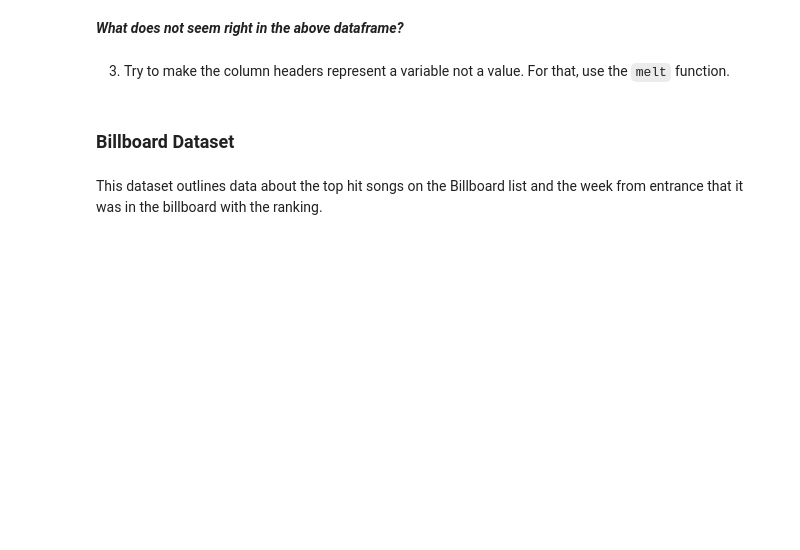
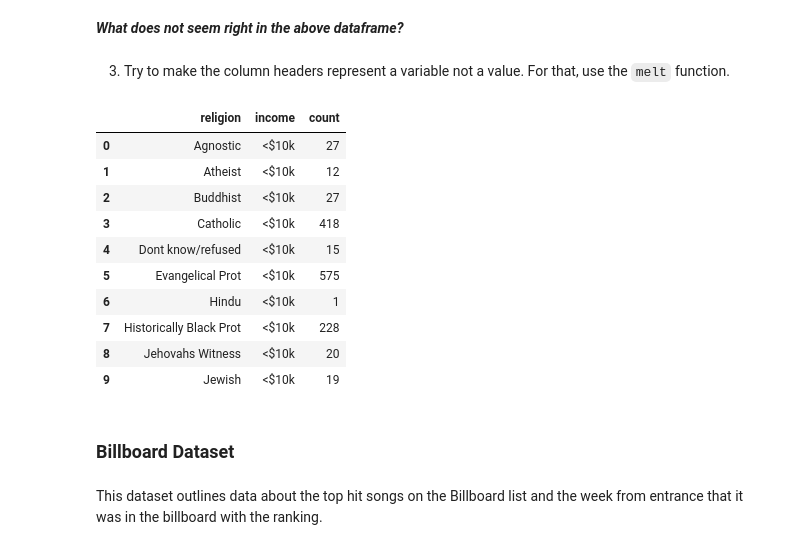
Before and after one commit to nikitha2002-bot/lab4-ML, a Jupyter notebook: week5Lab_Students.ipynb, the cells around one changed output. Cells and saved outputs as stored; diff of their text form; code cells hidden in the pictures; blank space fills up the shorter version.

```diff
--- a/week5Lab_Students.ipynb
+++ b/week5Lab_Students.ipynb
@@ -28,3 +41,11 @@ import numpy as np
 ### **PEW Research Dataset**
 # %% [markdown]
 1. Start by Importing the dataset into a pandas dataframe.
+# %%
+
+# Use the actual path to your CSV file
+file_path = 'CSVs/pew-raw.csv'
+df_pew = pd.read_csv(file_path)
+
+# print the first 5 rows
+print(df_pew.head())
@@ -34,6 +105,25 @@ import numpy as np
 ***What does not seem right in the above dataframe?***
 # %% [markdown]
 3. Try to make the column headers represent a variable not a value. For that, use the `melt` function.
+# %%
+
+# Using the function melt to reshape the DataFrame
+df_melted_pew = pd.melt(df_pew, id_vars=['religion'], var_name='income', value_name='count')
+
+# Output of the reshaped data
+df_melted_pew.head(10)
+# %% [output]
+|  | religion | income | count |
+| 0 | Agnostic | <$10k | 27 |
+| 1 | Atheist | <$10k | 12 |
+| 2 | Buddhist | <$10k | 27 |
+| 3 | Catholic | <$10k | 418 |
+| 4 | Dont know/refused | <$10k | 15 |
+| 5 | Evangelical Prot | <$10k | 575 |
+| 6 | Hindu | <$10k | 1 |
+| 7 | Historically Black Prot | <$10k | 228 |
+| 8 | Jehovahs Witness | <$10k | 20 |
+| 9 | Jewish | <$10k | 19 |
 # %% [markdown]
 ### **Billboard Dataset**
 # %% [markdown]
```
Also changed, not shown: parts of 24 cells of this notebook, 1 other file.
